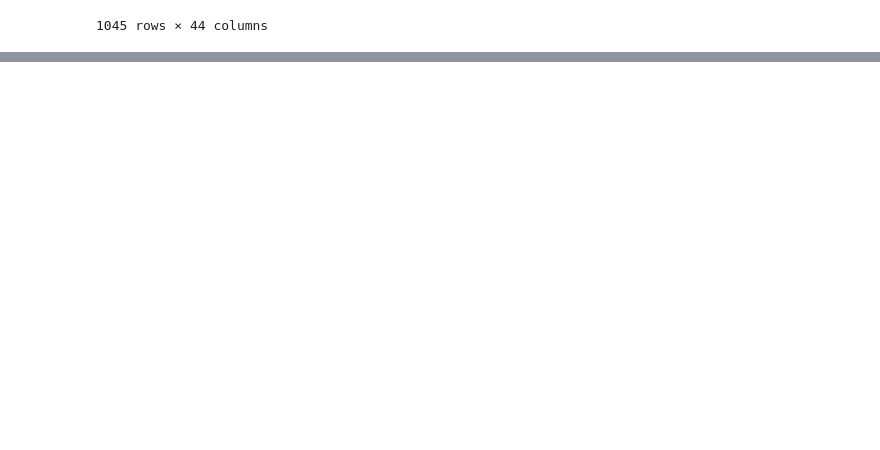
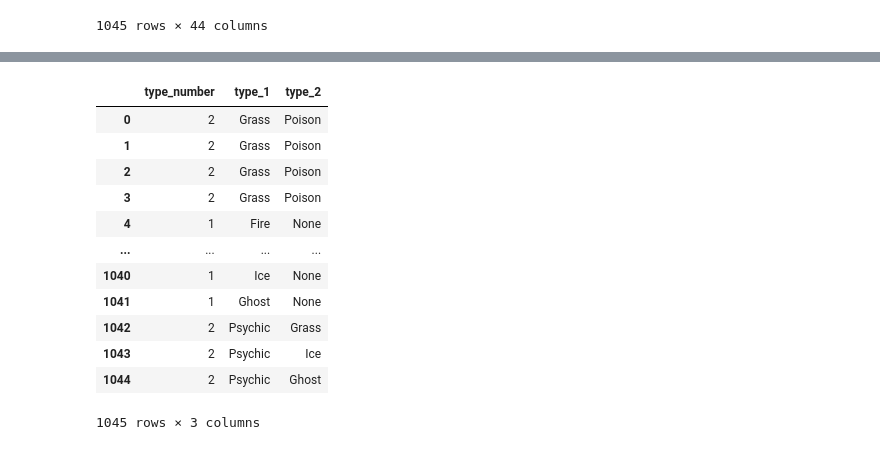
Before and after one commit to Furatus/4EDAP_Pokemon, a Jupyter notebook: Data_cleaning.ipynb, the cells around one changed output, grey strips where cells are left out. Saved outputs shown, nothing was run; the diff lists cells and outputs as text; code cells hidden in the pictures; blank space fills up the shorter version.

```diff
--- a/Data_cleaning.ipynb
+++ b/Data_cleaning.ipynb
@@ -410,0 +466,16 @@ dfDroppedColumnsPokemon
+# %%
+dfPokemonTypes
+# %% [output]
+|  | type_number | type_1 | type_2 |
+| 0 | 2 | Grass | Poison |
+| 1 | 2 | Grass | Poison |
+| 2 | 2 | Grass | Poison |
+| 3 | 2 | Grass | Poison |
+| 4 | 1 | Fire | None |
+| ... | ... | ... | ... |
+| 1040 | 1 | Ice | None |
+| 1041 | 1 | Ghost | None |
+| 1042 | 2 | Psychic | Grass |
+| 1043 | 2 | Psychic | Ice |
+| 1044 | 2 | Psychic | Ghost |
+1045 rows × 3 columns
```
Also changed, not shown: parts of 61 cells of this notebook, 1 other file.
